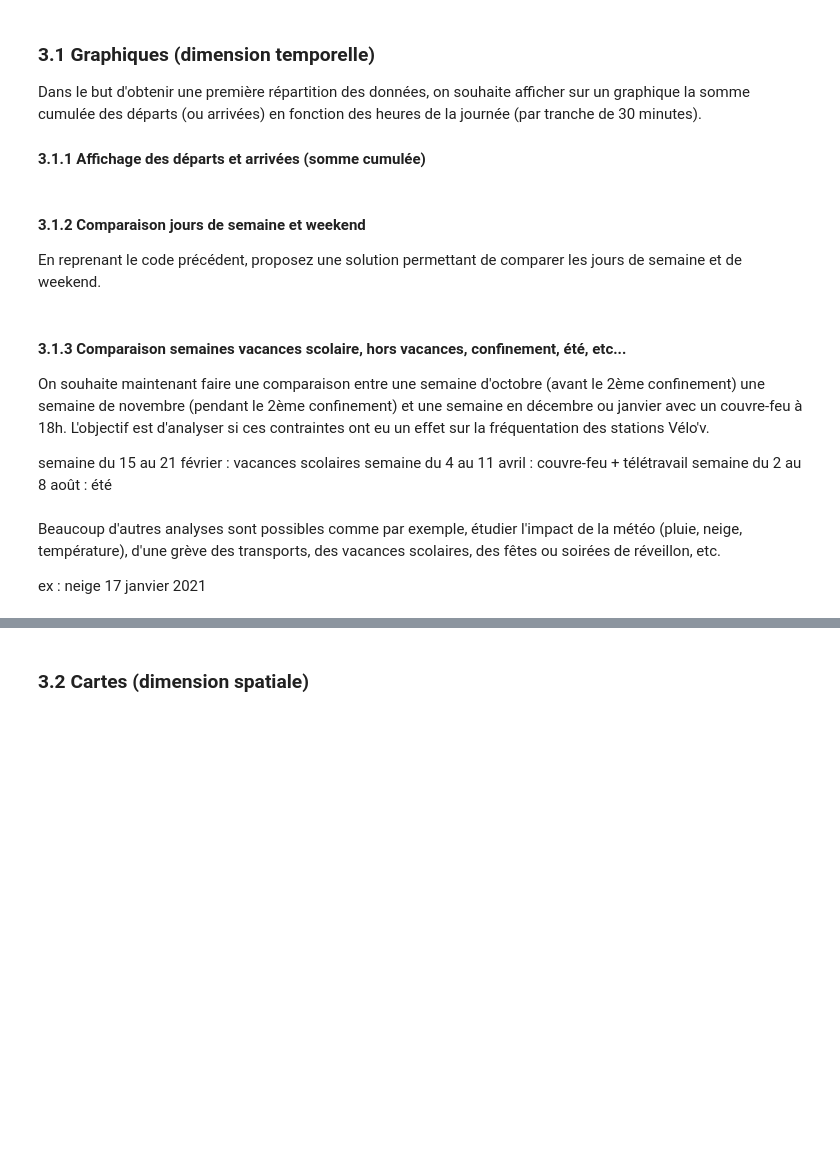
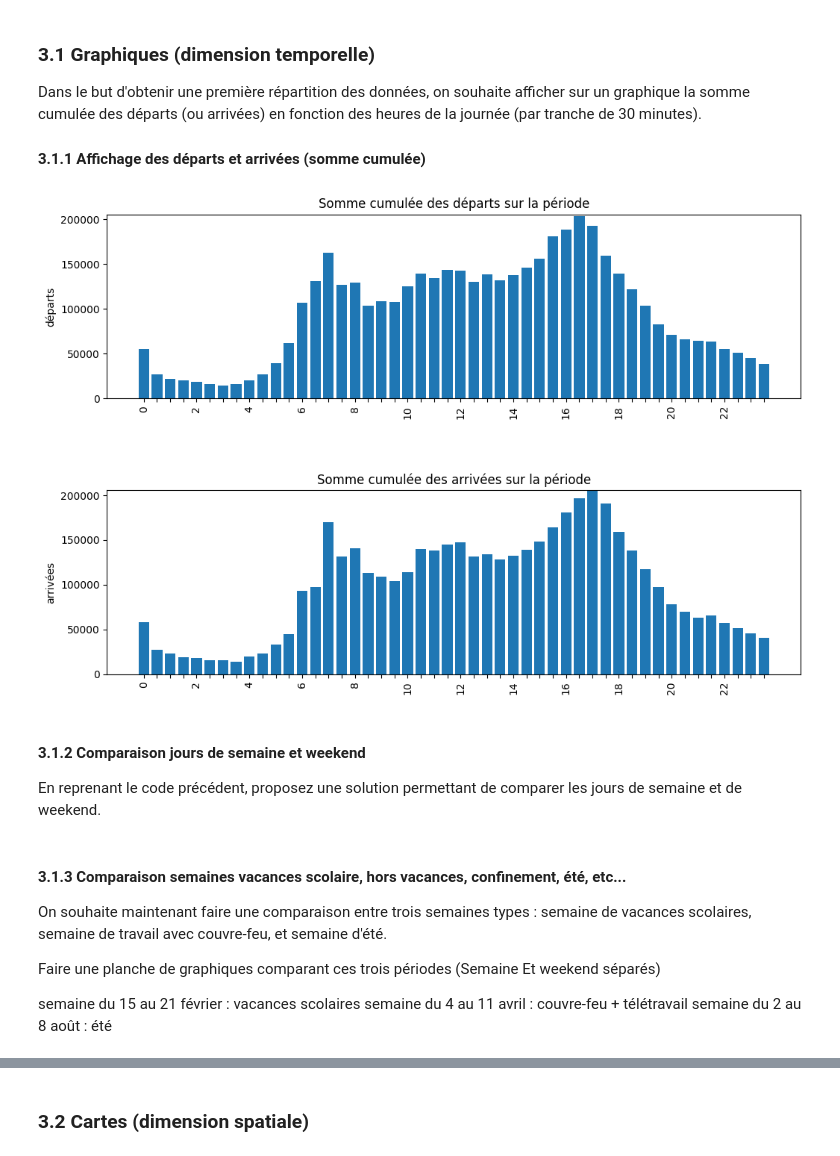
Before and after one commit to bcahier/M2_geonum_python, a Jupyter notebook: notebooks/02.velov-maps.ipynb, the cells around one changed output, grey strips where cells are left out. Saved outputs shown, nothing was run; the diff lists cells and outputs as text; code cells hidden in the pictures; blank space fills up the shorter version.

```diff
--- a/notebooks/02.velov-maps.ipynb
+++ b/notebooks/02.velov-maps.ipynb
@@ -98,36 +148,38 @@ values_departure = df_sampled.groupby(['hour', 'minute'])['departure30min'].sum(
 values_arrival = df_sampled.groupby(['hour', 'minute'])['arrival30min'].sum().values
 
 ## On récupère la valeur max pour limiter l'axe des ordonnées
-y_max = max(max(values_departure), max(values_arrival))
+y_max = max([max(values_departure), max(values_arrival)])
 
 ## On fixe les valeurs visibles de l'axe des abcisses
 ## Les valeurs par défauts ne sont pas adaptées dans notre cas
 x_labels = [str(int(i/2)) if i % 4 == 0 else '' for i in range(48)]
 
 ## On crée la figure qui contiendra les 2 graphiques (départs et arrivées) (on utilise la librairie matplotlib)
 fig = plt.figure(figsize=(12, 8))
 ## On utilise la méthode subplot pour créer les 2 graphiques.
 ## Subplot() prend 3 paramètres : nombre de lignes, de colonne, et numéro du plot
 plt.subplot(2,1,1)
-plt.bar(range(len(values_departure)), values_departure)
+plt.bar(range(len(values_departure)),values_departure)
 plt.ylabel('départs')
 plt.xticks(range(len(values_departure)), x_labels, rotation='vertical')
 plt.ylim([0, y_max])
 plt.title('Somme cumulée des départs sur la période')
 
 ## On crée le deuxième graphique
 plt.subplot(2,1,2)
 plt.bar(range(len(values_arrival)), values_arrival)
 plt.ylabel('arrivées')
 plt.xticks(range(len(values_arrival)), x_labels, rotation='vertical')
 plt.ylim([0, y_max])
 plt.title('Somme cumulée des arrivées sur la période')
 
 ## On ajoute un espace entre les deux graphiques
 plt.subplots_adjust(hspace=0.5)
 
 ## On affiche les graphiques
 plt.show()
+# %% [output]
+[figure, added]
 # %% [markdown]
 #### 3.1.2 Comparaison jours de semaine et weekend
 
@@ -137,14 +189,12 @@ En reprenant le code précédent, proposez une solution permettant de comparer l
 # %% [markdown]
 #### 3.1.3 Comparaison semaines vacances scolaire, hors vacances, confinement, été, etc...
 
-On souhaite maintenant faire une comparaison entre une semaine d'octobre (avant le 2ème confinement) une semaine de novembre (pendant le 2ème confinement) et une semaine en décembre ou janvier avec un couvre-feu à 18h. L'objectif est d'analyser si ces contraintes ont eu un effet sur la fréquentation des stations Vélo'v.
+On souhaite maintenant faire une comparaison entre trois semaines types : semaine de vacances scolaires, semaine de travail avec couvre-feu, et semaine d'été.
+
+Faire une planche de graphiques comparant ces trois périodes (Semaine Et weekend séparés)
 
 semaine du 15 au 21 février : vacances scolaires
 semaine du 4 au 11 avril : couvre-feu + télétravail
 semaine du 2 au 8 août : été
 # %%
 #**** A COMPLETER
-# %% [markdown]
-Beaucoup d'autres analyses sont possibles comme par exemple, étudier l'impact de la météo (pluie, neige, température), d'une grève des transports, des vacances scolaires, des fêtes ou soirées de réveillon, etc.
-
-ex : neige 17 janvier 2021
```
Also changed, not shown: parts of 15 cells of this notebook, 3 other files.
